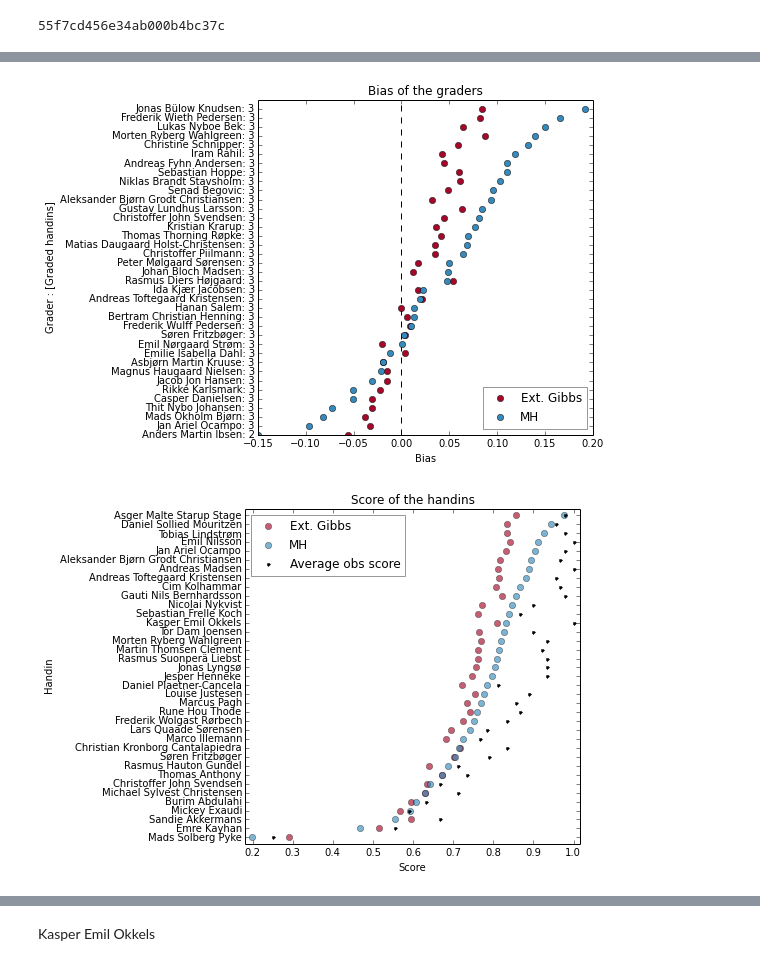
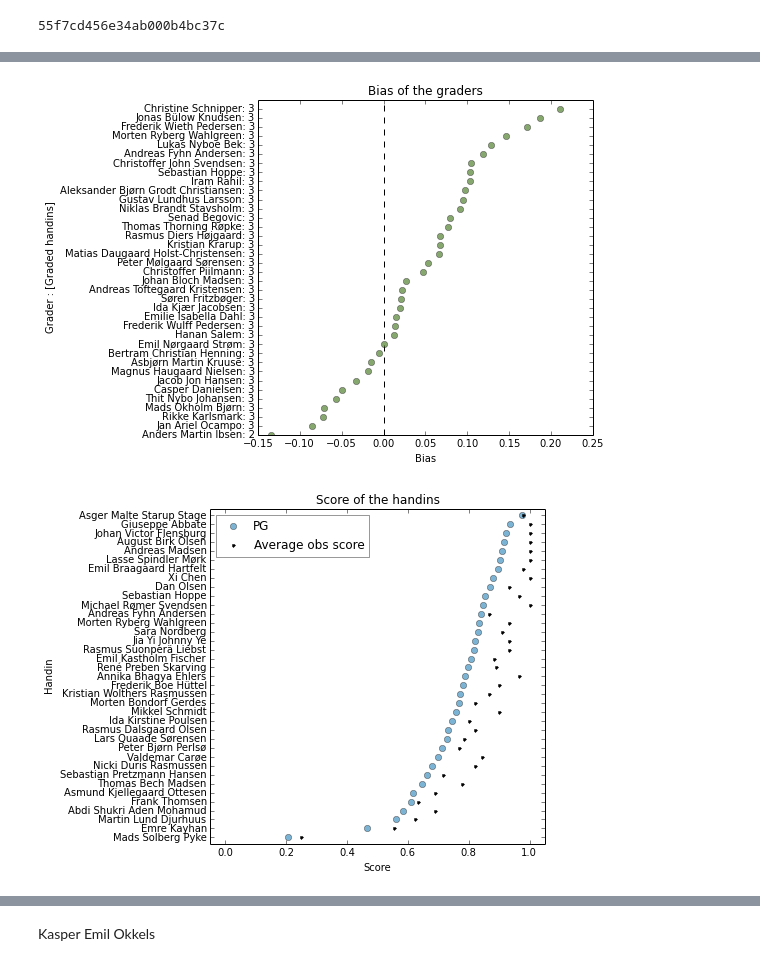
Before and after one commit to TomMalow/pymcmodels, a Jupyter notebook: Ext. Gibbs vs MH.ipynb, the cells around one changed output, grey strips where cells are left out. Cells and saved outputs as stored; diff of their text form; code cells hidden in the pictures.

Commit message:
Apply changes for proudction of pdf figures

```diff
--- a/Ext. Gibbs vs MH.ipynb
+++ b/Ext. Gibbs vs MH.ipynb
@@ -893,6 +858,6 @@ with PdfPages(fig_store + "CT_Ass1_bias.pdf") as pdf:
 # %%
 with PdfPages(fig_store + "CT_Ass1_Handin_Scores.pdf") as pdf:
     fig = plt.figure(figsize(6,6))
-    plot_handins(a1_data,[("Ext. Gibbs",a1_gibbs_e_result),("MH",a1_MH_result)],nth=4)
+    plot_handins(a1_data,[("PG",a1_MH_result)],nth=4)
     pdf.savefig(fig,bbox_inches='tight')
 # %% [output]
@@ -925,6 +910,6 @@ plot_bias(a4_data,[("Ext. Gibbs",a4_gibbs_e_result),("MH",a4_MH_result)],nth=1)
 # %%
 with PdfPages(fig_store + "CT_Ass4_Handin_scores.pdf") as pdf:
     fig = plt.figure(figsize(8,6))
-    plot_handins(a4_data,[("Ext. Gibbs",a4_gibbs_e_result),("MH",a4_MH_result)],nth=2)
+    plot_handins(a4_data,[("PG",a4_MH_result)],nth=2)
     pdf.savefig(fig,bbox_inches='tight')
 # %% [output]
@@ -956,5 +951,5 @@ print np.mean(c_l)
 # %%
-a_a2 = data_model.Assignment.objects.get(title="Aflevering 9: Kruskals algoritme")
+a_a2 = data_model.Assignment.objects.get(title="Aflevering 1: Sjov med tabeller")
 
 a_a2_data = fetch_assignment_data(a_a2)
 # %% [output]
@@ -993,14 +975,14 @@ plot_handins(a_a2_data,[("Ext. Gibbs",a_a2_gibbs_e_result),("MH",a_a2_MH_result)
 # %%
 with PdfPages(fig_store + "Algo_Ass1_Bias.pdf") as pdf:
     fig = plt.figure(figsize(6,6))
-    plot_bias(a_a2_data,[("Ext. Gibbs",a_a2_gibbs_e_result),("MH",a_a2_MH_result)],nth=6)
+    plot_bias(a_a2_data,[("PG",a_a2_MH_result)],nth=6)
     pdf.savefig(fig,bbox_inches='tight')
 # %% [output]
-[figure, old version]
+[figure, new version]
 # %%
 with PdfPages(fig_store + "Algo_Ass1_Handin_Scores.pdf") as pdf:
     fig = plt.figure(figsize(6,6))
-    plot_handins(a_a2_data,[("Ext. Gibbs",a_a2_gibbs_e_result),("MH",a_a2_MH_result)],nth=7)
+    plot_handins(a_a2_data,[("PG",a_a2_MH_result)],nth=7)
     pdf.savefig(fig,bbox_inches='tight')
 # %% [output]
-[figure, old version]
+[figure, new version]
```
Also changed, not shown: parts of 51 cells of this notebook, 7 other files.
